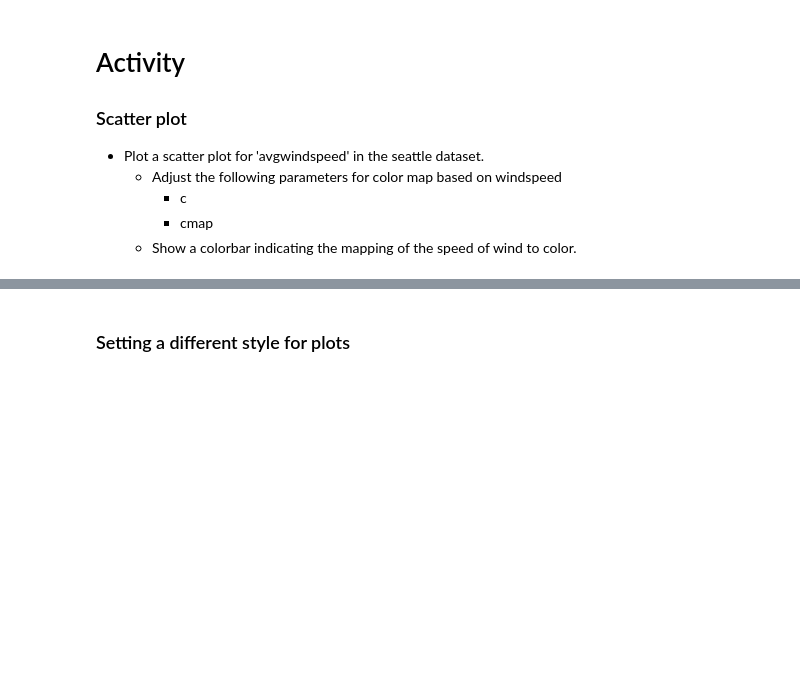
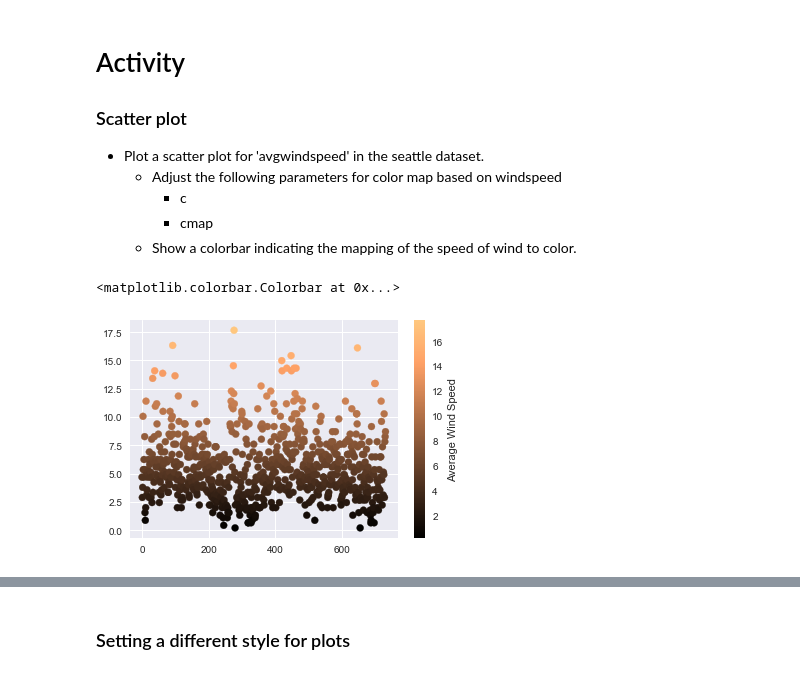
Before and after one commit to ssomanch/ITAO30210_Fall_2021, a Jupyter notebook: Lecture_20_Matplotlib_Scatter_BarPlots_Nov_04.ipynb, the cells around one changed output, grey strips where cells are left out. Saved outputs shown, nothing was run; the diff lists cells and outputs as text; code cells hidden in the pictures; blank space fills up the shorter version.

```diff
--- a/Lecture_20_Matplotlib_Scatter_BarPlots_Nov_04.ipynb
+++ b/Lecture_20_Matplotlib_Scatter_BarPlots_Nov_04.ipynb
@@ -154,3 +182,15 @@ figure.colorbar(high_temps, label = "High Temperature", orientation = 'horizonta
         * c
         * cmap
     * Show a colorbar indicating the mapping of the speed of wind to color.
+# %%
+figure, axes = plt.subplots()
+
+sc_image = axes.scatter(seattle_weather_2015_2016.index,
+                        seattle_weather_2015_2016['avgwindspeed'],
+                        c= seattle_weather_2015_2016['avgwindspeed'],
+                       cmap = 'copper')
+figure.colorbar(sc_image,
+               label = "Average Wind Speed")
+# %% [output]
+<matplotlib.colorbar.Colorbar at 0x...>
+[figure, added]
```
Also changed, not shown: parts of 38 cells of this notebook.
